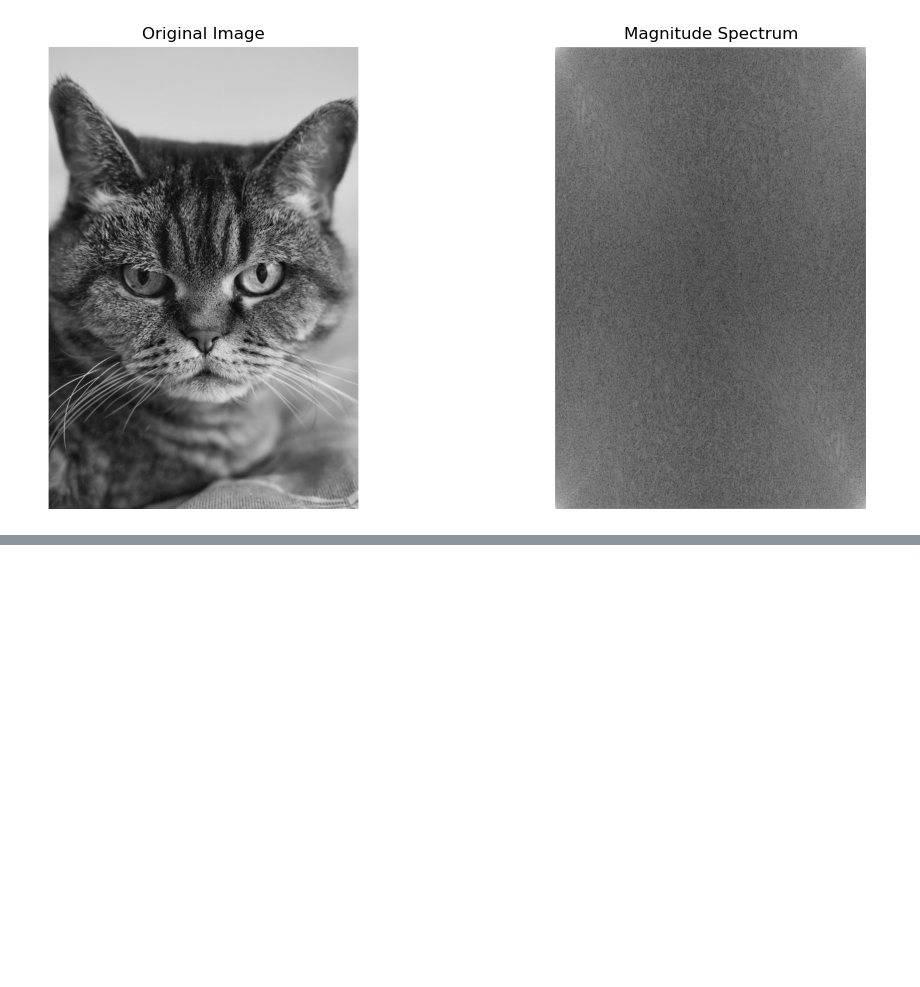
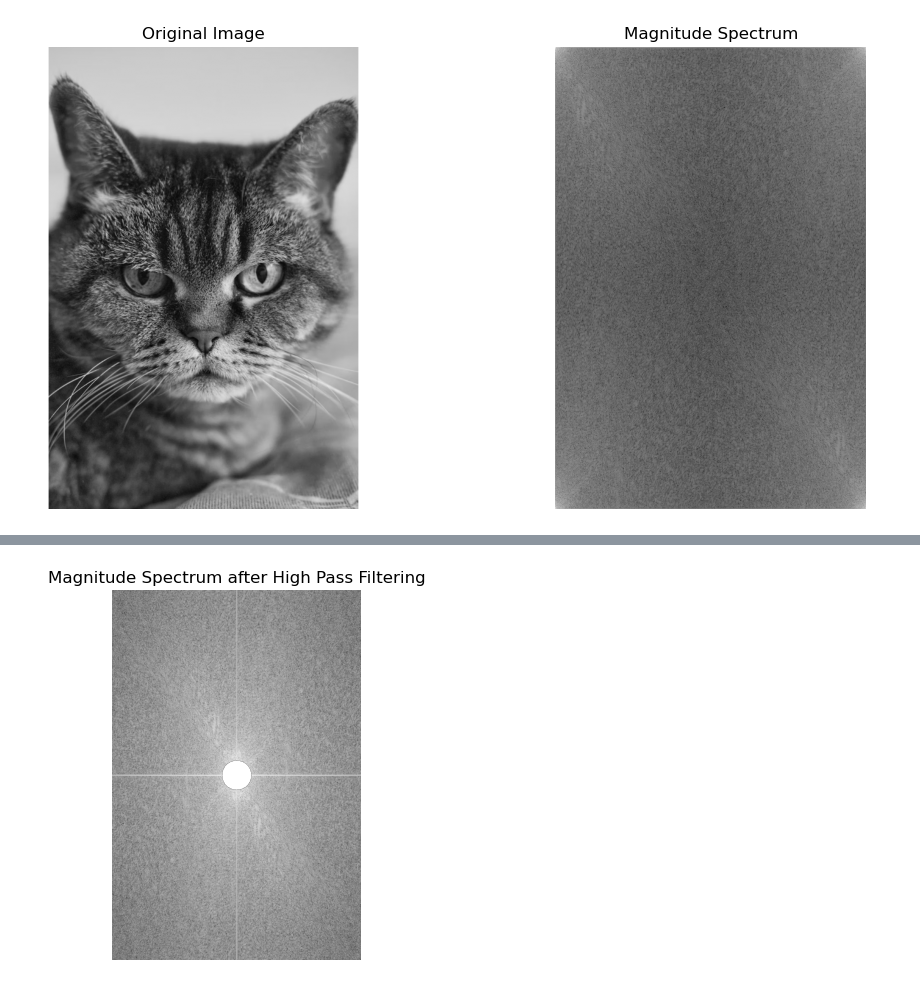
Before and after one commit to mdshiblinoman/Digital-Image-Processing-Lab, a Jupyter notebook: Frequency Domain Processing/fft2D.ipynb, the cells around one changed output, grey strips where cells are left out. Saved outputs shown, nothing was run; the diff lists cells and outputs as text; code cells hidden in the pictures; blank space fills up the shorter version.

```diff
--- a/Frequency Domain Processing/fft2D.ipynb
+++ b/Frequency Domain Processing/fft2D.ipynb
@@ -25,0 +45,12 @@ plt.show()
+# %%
+# high pass filter
+H_high = (D > D0).astype(int)
+# plot after high pass filtering
+fft_filtered_high = np.fft.fftshift(f) * H_high
+magnitude_spectrum_filtered_high = 20 * np.log(np.abs(fft_filtered_high))
+plt.title('Magnitude Spectrum after High Pass Filtering')
+plt.imshow(magnitude_spectrum_filtered_high, cmap='gray')
+plt.axis('off')
+plt.show()
+# %% [output]
+[figure, added]
```
Also changed, not shown: parts of 2 cells of this notebook.
